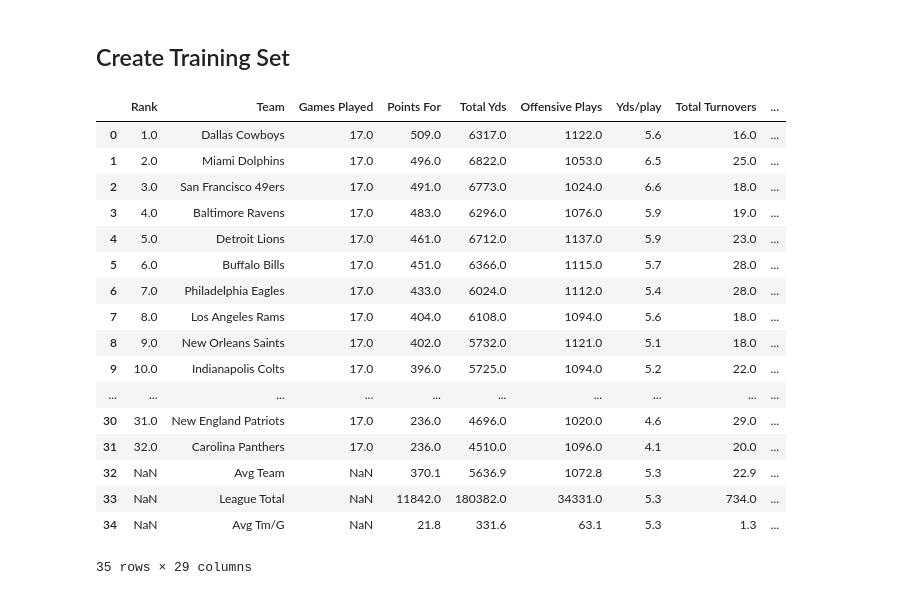
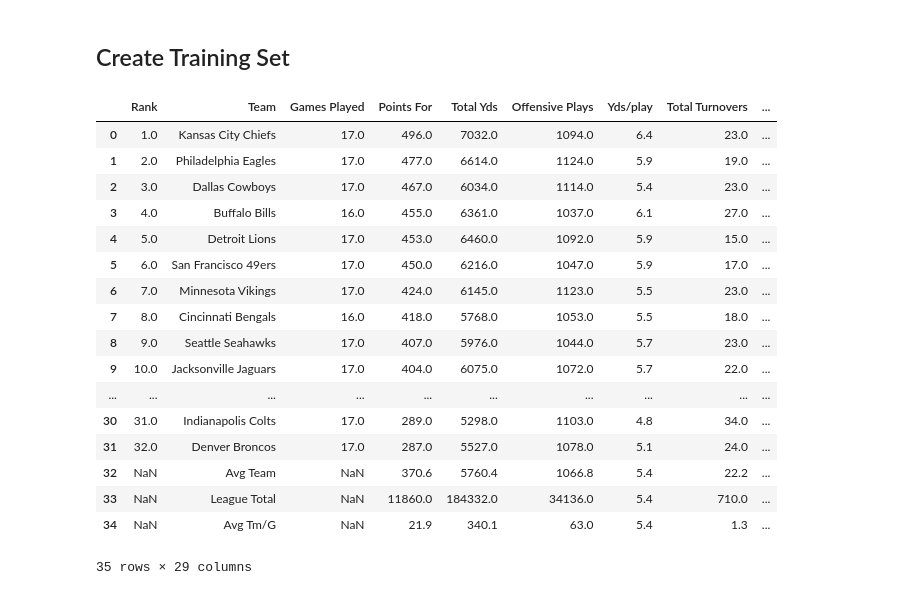
Before and after one commit to dahmadi/TouchdownProphet, a Jupyter notebook: TouchdownProphet.ipynb, the cells around one changed output. Cells and saved outputs as stored; diff of their text form; code cells hidden in the pictures.

Commit message:
train and test data prep

```diff
--- a/TouchdownProphet.ipynb
+++ b/TouchdownProphet.ipynb
@@ -5,56 +5,55 @@ import os
 # %% [markdown]
 ## Create Training Set
 # %%
-# Using pandas as pd to read the Offense data for the time period of 2014 to 2023.
-nfl2023off = pd.read_excel('Data/Offense_2023.csv.xlsx')
-nfl2023off['Year'] = '2023'
+# Using pandas as pd to read the Offense data for the time period of 2014 to 2022
 
-nfl2022off = pd.read_excel('Data/Offense_2022.csv.xlsx')
-nfl2022off['Year'] = '2022'
+off2022 = pd.read_excel('Data/Offense_2022.csv.xlsx')
+off2022['Year'] = '2022'
 
-nfl2021off = pd.read_excel('Data/Offense_2021.csv.xlsx')
-nfl2021off['Year'] = '2021'
 
-nfl2020off = pd.read_excel('Data/Offense_2020.csv.xlsx')
-nfl2020off['Year'] = '2020'
+off2021 = pd.read_excel('Data/Offense_2021.csv.xlsx')
+off2021['Year'] = '2021'
 
-nfl2019off = pd.read_excel('Data/Offense_2019.csv.xlsx')
-nfl2019off['Year'] = '2019'
+off2020 = pd.read_excel('Data/Offense_2020.csv.xlsx')
+off2020['Year'] = '2020'
 
-nfl2018off = pd.read_excel('Data/Offense_2018.csv.xlsx')
-nfl2018off['Year'] = '2018'
+off2019 = pd.read_excel('Data/Offense_2019.csv.xlsx')
+off2019['Year'] = '2019'
 
-nfl2017off = pd.read_excel('Data/Offense_2017.csv.xlsx')
-nfl2017off['Year'] = '2017'
+off2018 = pd.read_excel('Data/Offense_2018.csv.xlsx')
+off2018['Year'] = '2018'
 
-nfl2016off = pd.read_excel('Data/Offense_2016.csv.xlsx')
-nfl2016off['Year'] = '2016'
+off2017 = pd.read_excel('Data/Offense_2017.csv.xlsx')
+off2017['Year'] = '2017'
 
-nfl2015off = pd.read_excel('Data/Offense_2015.csv.xlsx')
-nfl2015off['Year'] = '2015'
+off2016 = pd.read_excel('Data/Offense_2016.csv.xlsx')
+off2016['Year'] = '2016'
 
-nfl2014off = pd.read_excel('Data/Offense_2014.csv.xlsx')
-nfl2014off['Year'] = '2014'
+off2015 = pd.read_excel('Data/Offense_2015.csv.xlsx')
+off2015['Year'] = '2015'
+
+off2014 = pd.read_excel('Data/Offense_2014.csv.xlsx')
+off2014['Year'] = '2014'
 # %%
-nfl2023off
+off2022
 # %% [output]
 |  | Rank | Team | Games Played | Points For | Total Yds | Offensive Plays | Yds/play | Total Turnovers | ... |
-| 0 | 1.0 | Dallas Cowboys | 17.0 | 509.0 | 6317.0 | 1122.0 | 5.6 | 16.0 | ... |
-| 1 | 2.0 | Miami Dolphins | 17.0 | 496.0 | 6822.0 | 1053.0 | 6.5 | 25.0 | ... |
-| 2 | 3.0 | San Francisco 49ers | 17.0 | 491.0 | 6773.0 | 1024.0 | 6.6 | 18.0 | ... |
-| 3 | 4.0 | Baltimore Ravens | 17.0 | 483.0 | 6296.0 | 1076.0 | 5.9 | 19.0 | ... |
-| 4 | 5.0 | Detroit Lions | 17.0 | 461.0 | 6712.0 | 1137.0 | 5.9 | 23.0 | ... |
-| 5 | 6.0 | Buffalo Bills | 17.0 | 451.0 | 6366.0 | 1115.0 | 5.7 | 28.0 | ... |
-| 6 | 7.0 | Philadelphia Eagles | 17.0 | 433.0 | 6024.0 | 1112.0 | 5.4 | 28.0 | ... |
-| 7 | 8.0 | Los Angeles Rams | 17.0 | 404.0 | 6108.0 | 1094.0 | 5.6 | 18.0 | ... |
-| 8 | 9.0 | New Orleans Saints | 17.0 | 402.0 | 5732.0 | 1121.0 | 5.1 | 18.0 | ... |
-| 9 | 10.0 | Indianapolis Colts | 17.0 | 396.0 | 5725.0 | 1094.0 | 5.2 | 22.0 | ... |
+| 0 | 1.0 | Kansas City Chiefs | 17.0 | 496.0 | 7032.0 | 1094.0 | 6.4 | 23.0 | ... |
+| 1 | 2.0 | Philadelphia Eagles | 17.0 | 477.0 | 6614.0 | 1124.0 | 5.9 | 19.0 | ... |
+| 2 | 3.0 | Dallas Cowboys | 17.0 | 467.0 | 6034.0 | 1114.0 | 5.4 | 23.0 | ... |
+| 3 | 4.0 | Buffalo Bills | 16.0 | 455.0 | 6361.0 | 1037.0 | 6.1 | 27.0 | ... |
+| 4 | 5.0 | Detroit Lions | 17.0 | 453.0 | 6460.0 | 1092.0 | 5.9 | 15.0 | ... |
+| 5 | 6.0 | San Francisco 49ers | 17.0 | 450.0 | 6216.0 | 1047.0 | 5.9 | 17.0 | ... |
+| 6 | 7.0 | Minnesota Vikings | 17.0 | 424.0 | 6145.0 | 1123.0 | 5.5 | 23.0 | ... |
+| 7 | 8.0 | Cincinnati Bengals | 16.0 | 418.0 | 5768.0 | 1053.0 | 5.5 | 18.0 | ... |
+| 8 | 9.0 | Seattle Seahawks | 17.0 | 407.0 | 5976.0 | 1044.0 | 5.7 | 23.0 | ... |
+| 9 | 10.0 | Jacksonville Jaguars | 17.0 | 404.0 | 6075.0 | 1072.0 | 5.7 | 22.0 | ... |
 | ... | ... | ... | ... | ... | ... | ... | ... | ... | ... |
-| 30 | 31.0 | New England Patriots | 17.0 | 236.0 | 4696.0 | 1020.0 | 4.6 | 29.0 | ... |
-| 31 | 32.0 | Carolina Panthers | 17.0 | 236.0 | 4510.0 | 1096.0 | 4.1 | 20.0 | ... |
-| 32 | NaN | Avg Team | NaN | 370.1 | 5636.9 | 1072.8 | 5.3 | 22.9 | ... |
-| 33 | NaN | League Total | NaN | 11842.0 | 180382.0 | 34331.0 | 5.3 | 734.0 | ... |
-| 34 | NaN | Avg Tm/G | NaN | 21.8 | 331.6 | 63.1 | 5.3 | 1.3 | ... |
+| 30 | 31.0 | Indianapolis Colts | 17.0 | 289.0 | 5298.0 | 1103.0 | 4.8 | 34.0 | ... |
+| 31 | 32.0 | Denver Broncos | 17.0 | 287.0 | 5527.0 | 1078.0 | 5.1 | 24.0 | ... |
+| 32 | NaN | Avg Team | NaN | 370.6 | 5760.4 | 1066.8 | 5.4 | 22.2 | ... |
+| 33 | NaN | League Total | NaN | 11860.0 | 184332.0 | 34136.0 | 5.4 | 710.0 | ... |
+| 34 | NaN | Avg Tm/G | NaN | 21.9 | 340.1 | 63.0 | 5.4 | 1.3 | ... |
 35 rows × 29 columns
 # %%
 # Remove row 32 to 34
```
Also changed, not shown: parts of 27 cells of this notebook, 24 other files.
